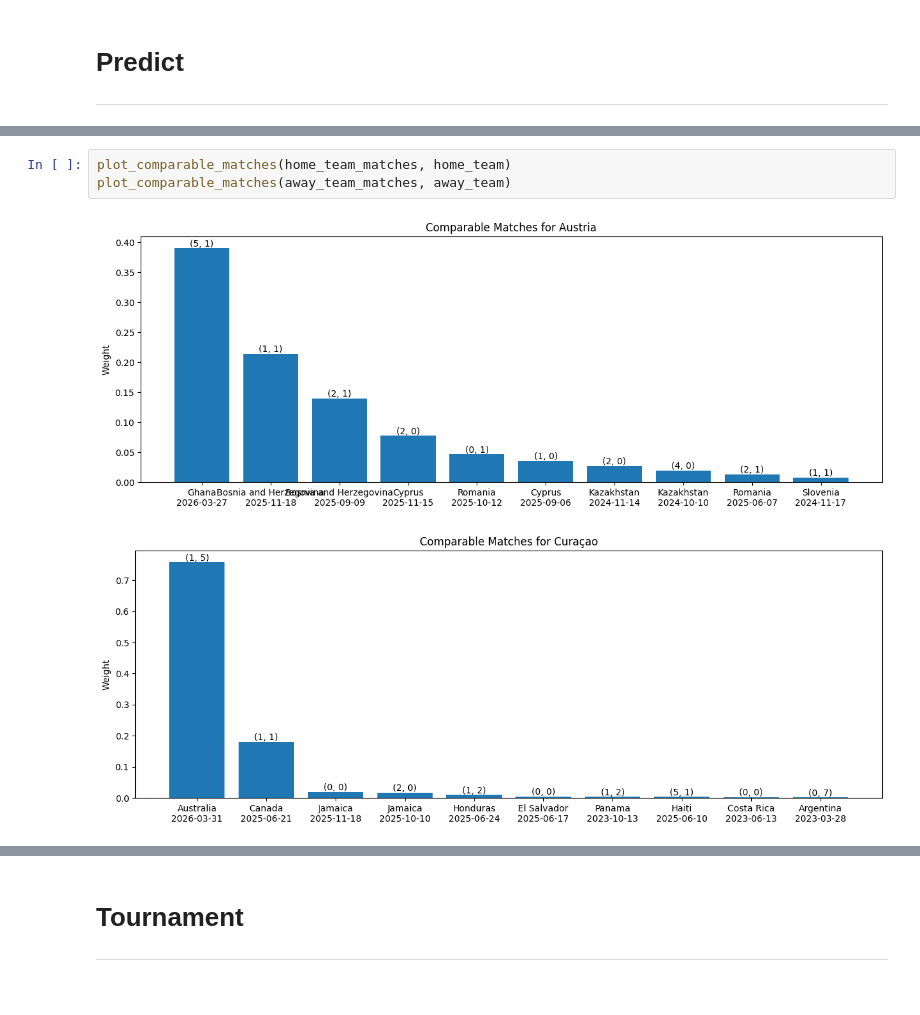
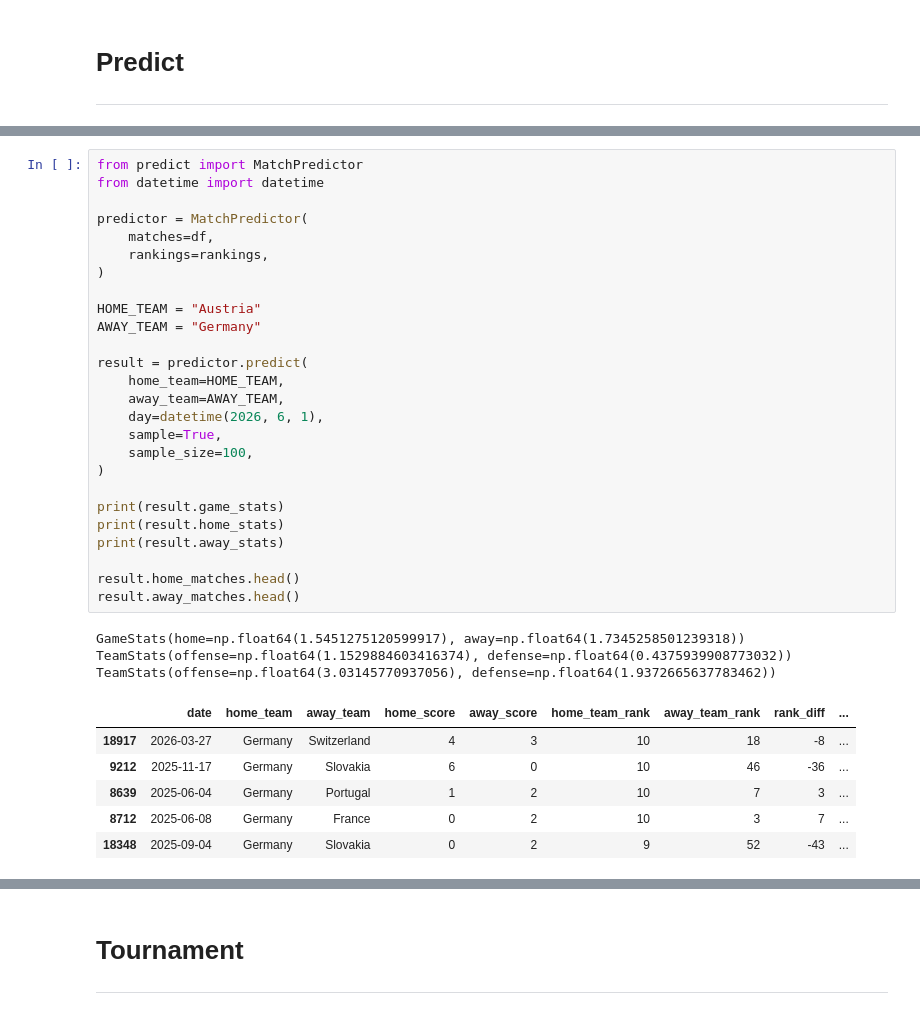
Before and after one commit to bernhard-pfann/soccer-predictions, a Jupyter notebook: main.ipynb, the cells around one changed output, grey strips where cells are left out. Cells and saved outputs as stored; diff of their text form.

```diff
--- a/main.ipynb
+++ b/main.ipynb
@@ -155,6 +45,36 @@ Austria - Curaçao 2:0
-# %%
-plot_comparable_matches(home_team_matches, home_team)
-plot_comparable_matches(away_team_matches, away_team)
-# %% [output]
-[figure, removed]
-[figure, removed]
+# %%
+from predict import MatchPredictor
+from datetime import datetime
+
+predictor = MatchPredictor(
+    matches=df,
+    rankings=rankings,
+)
+
+HOME_TEAM = "Austria"
+AWAY_TEAM = "Germany"
+
+result = predictor.predict(
+    home_team=HOME_TEAM,
+    away_team=AWAY_TEAM,
+    day=datetime(2026, 6, 1),
+    sample=True,
+    sample_size=100,
+)
+
+print(result.game_stats)
+print(result.home_stats)
+print(result.away_stats)
+
+result.home_matches.head()
+result.away_matches.head()
+# %% [output]
+GameStats(home=np.float64(1.5451275120599917), away=np.float64(1.7345258501239318))
+TeamStats(offense=np.float64(1.1529884603416374), defense=np.float64(0.4375939908773032))
+TeamStats(offense=np.float64(3.03145770937056), defense=np.float64(1.9372665637783462))
+|  | date | home_team | away_team | home_score | away_score | home_team_rank | away_team_rank | rank_diff | ... |
+| 18917 | 2026-03-27 | Germany | Switzerland | 4 | 3 | 10 | 18 | -8 | ... |
+| 9212 | 2025-11-17 | Germany | Slovakia | 6 | 0 | 10 | 46 | -36 | ... |
+| 8639 | 2025-06-04 | Germany | Portugal | 1 | 2 | 10 | 7 | 3 | ... |
+| 8712 | 2025-06-08 | Germany | France | 0 | 2 | 10 | 3 | 7 | ... |
+| 18348 | 2025-09-04 | Germany | Slovakia | 0 | 2 | 9 | 52 | -43 | ... |
```
Also changed, not shown: parts of 17 cells of this notebook, 7 other files.
